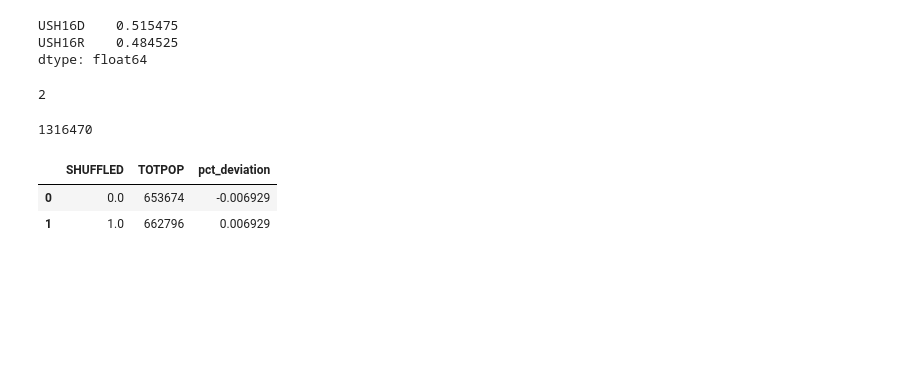
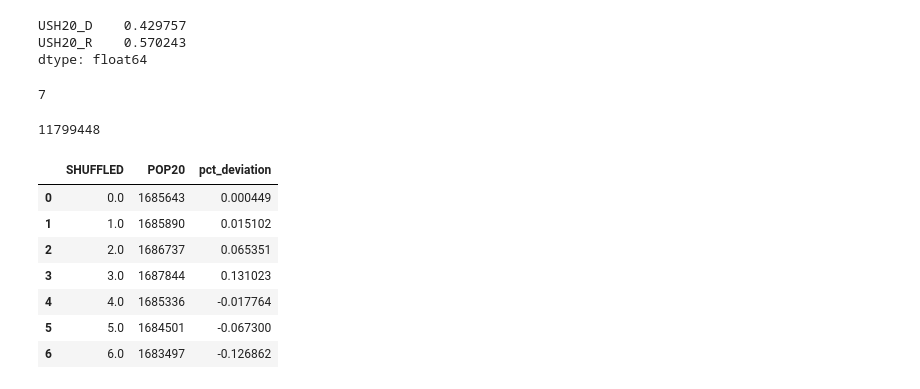
Before and after one commit to yagnesh7/clock-hand-redistricting, a Jupyter notebook: redistricting/redistrict_example.ipynb, the cells around one changed output. Saved outputs shown, nothing was run; the diff lists cells and outputs as text; code cells hidden in the pictures; blank space fills up the shorter version.

```diff
--- a/redistricting/redistrict_example.ipynb
+++ b/redistricting/redistrict_example.ipynb
@@ -80,9 +95,11 @@ voting_precincts['RP_LAT'] = voting_precincts['REPRESENTATIVE_POINT'].apply(lamb
 # %%
-orig_voting = voting_precincts[[d_votes, r_votes]].sum()/(voting_precincts[[d_votes, r_votes]].sum().sum())
+orig_voting = voting_precincts[[d_votes, r_votes]].sum() / (
+    voting_precincts[[d_votes, r_votes]].sum().sum()
+)
 orig_voting
 # %% [output]
-USH16D    0.515475
-USH16R    0.484525
+USH20_D    0.429757
+USH20_R    0.570243
 dtype: float64
 # %%
 holder = []
@@ -94,23 +122,39 @@ split_columns = [c for c in all_districts.columns if c.startswith("SPLIT_")]
 for c in split_columns:
     all_districts[c] = all_districts[c].fillna(0)
 
-all_districts['DISTRICT'] = all_districts.apply(splits_to_regions_binary, splits=split_columns, axis=1)
-all_districts['DISTRICT'].nunique()
+all_districts["DISTRICT"] = all_districts.apply(
+    splits_to_regions_binary, splits=split_columns, axis=1
+)
+all_districts["DISTRICT"].nunique()
 # %% [output]
-2
+7
 # %%
 # Shuffle for coloring
-n_districts = all_districts['DISTRICT'].nunique()
-random_districts = np.random.choice(np.linspace(0,n_districts-1,n_districts), size=n_districts, replace=False, p=None)
+n_districts = all_districts["DISTRICT"].nunique()
+random_districts = np.random.choice(
+    np.linspace(0, n_districts - 1, n_districts),
+    size=n_districts,
+    replace=False,
+    p=None,
+)
 shuffle_dict = dict(zip(all_districts["DISTRICT"].unique(), random_districts))
 all_districts["SHUFFLED"] = all_districts["DISTRICT"].apply(lambda x: shuffle_dict[x])
 # %%
 print(all_districts.groupby("SHUFFLED").sum()[pop].sum())
 pop_summary = all_districts.groupby("SHUFFLED").sum()[pop].reset_index()
-pop_summary['pct_deviation'] = (pop_summary[pop] - (pop_summary[pop].sum()/n_districts))/(pop_summary[pop].sum()/n_districts)
+pop_summary["pct_deviation"] = (
+    (pop_summary[pop] - (pop_summary[pop].sum() / n_districts))
+    / (pop_summary[pop].sum() / n_districts)
+    * 100
+)
 pop_summary
 # %% [output]
-1316470
+11799448
-|  | SHUFFLED | TOTPOP | pct_deviation |
-| 0 | 0.0 | 653674 | -0.006929 |
-| 1 | 1.0 | 662796 | 0.006929 |
+|  | SHUFFLED | POP20 | pct_deviation |
+| 0 | 0.0 | 1685643 | 0.000449 |
+| 1 | 1.0 | 1685890 | 0.015102 |
+| 2 | 2.0 | 1686737 | 0.065351 |
+| 3 | 3.0 | 1687844 | 0.131023 |
+| 4 | 4.0 | 1685336 | -0.017764 |
+| 5 | 5.0 | 1684501 | -0.067300 |
+| 6 | 6.0 | 1683497 | -0.126862 |
```
Also changed, not shown: parts of 16 cells of this notebook, 11 other files.
